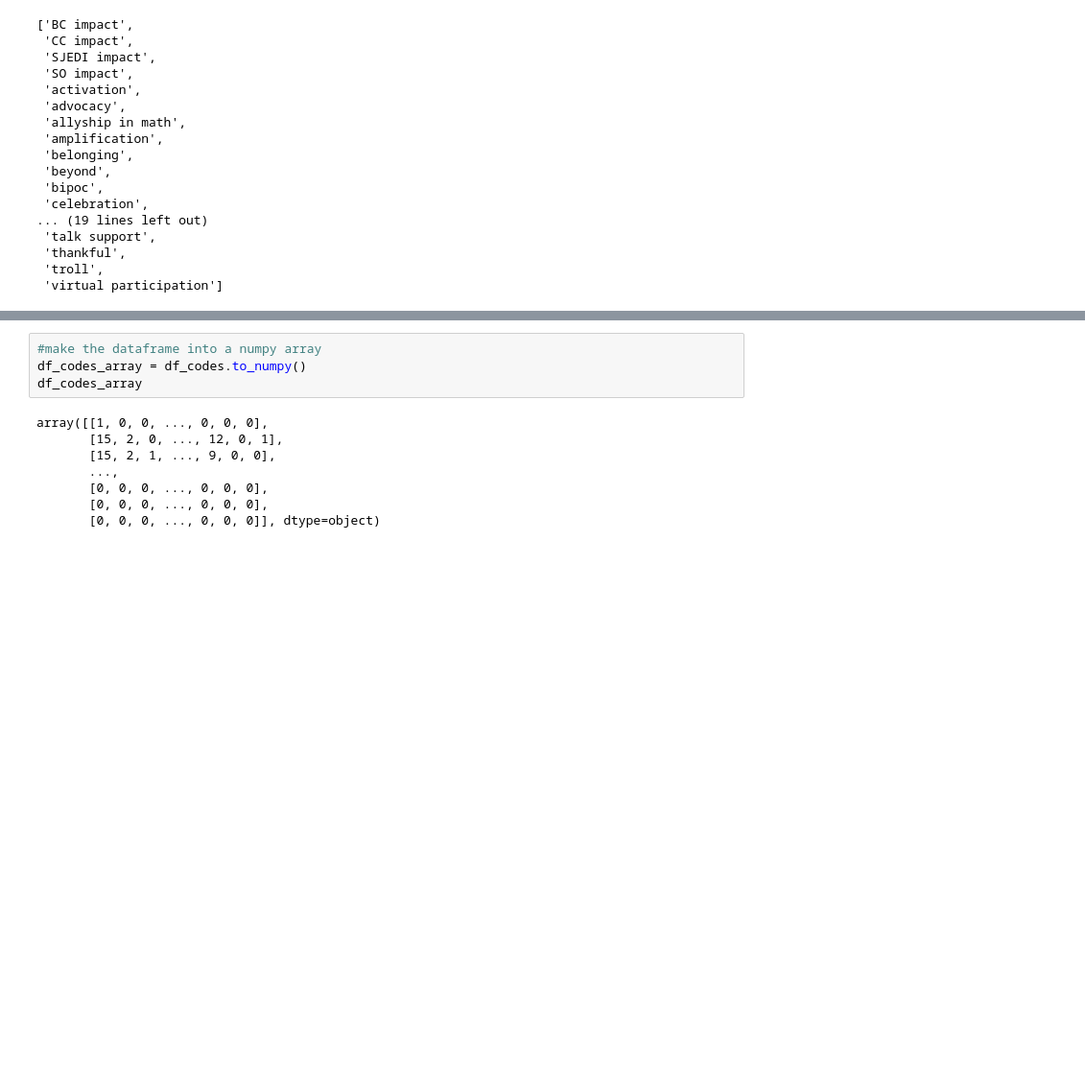
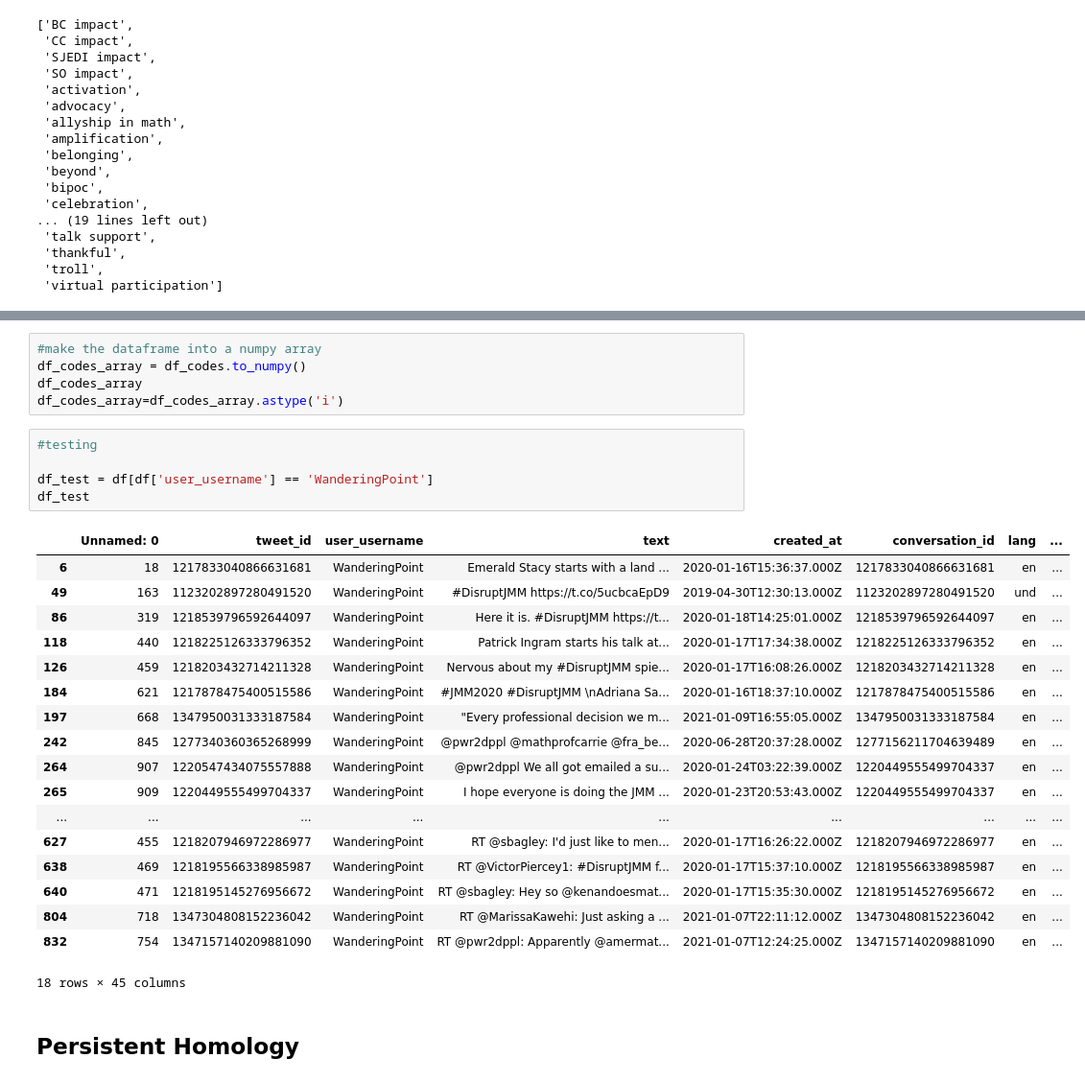
Before and after one commit to DAAAAMNSocialJustice/disruptjmm, a Jupyter notebook: tda/playingaround.ipynb, the cells around one changed output, grey strips where cells are left out. Shown at 96% size. Cells and saved outputs as stored; diff of their text form; blank space fills up the shorter version.

```diff
--- a/tda/playingaround.ipynb
+++ b/tda/playingaround.ipynb
@@ -68,11 +105,30 @@ df_codes
 #make the dataframe into a numpy array
 df_codes_array = df_codes.to_numpy()
 df_codes_array
+df_codes_array=df_codes_array.astype('i')
-# %% [output]
-array([[1, 0, 0, ..., 0, 0, 0],
-       [15, 2, 0, ..., 12, 0, 1],
-       [15, 2, 1, ..., 9, 0, 0],
-       ...,
-       [0, 0, 0, ..., 0, 0, 0],
-       [0, 0, 0, ..., 0, 0, 0],
-       [0, 0, 0, ..., 0, 0, 0]], dtype=object)
+# %%
+#testing
+
+df_test = df[df['user_username'] == 'WanderingPoint']
+df_test
+# %% [output]
+|  | Unnamed: 0 | tweet_id | user_username | text | created_at | conversation_id | lang | ... |
+| 6 | 18 | 1217833040866631681 | WanderingPoint | Emerald Stacy starts with a land ... | 2020-01-16T15:36:37.000Z | 1217833040866631681 | en | ... |
+| 49 | 163 | 1123202897280491520 | WanderingPoint | #DisruptJMM https://t.co/5ucbcaEpD9 | 2019-04-30T12:30:13.000Z | 1123202897280491520 | und | ... |
+| 86 | 319 | 1218539796592644097 | WanderingPoint | Here it is. #DisruptJMM https://t... | 2020-01-18T14:25:01.000Z | 1218539796592644097 | en | ... |
+| 118 | 440 | 1218225126333796352 | WanderingPoint | Patrick Ingram starts his talk at... | 2020-01-17T17:34:38.000Z | 1218225126333796352 | en | ... |
+| 126 | 459 | 1218203432714211328 | WanderingPoint | Nervous about my #DisruptJMM spie... | 2020-01-17T16:08:26.000Z | 1218203432714211328 | en | ... |
+| 184 | 621 | 1217878475400515586 | WanderingPoint | #JMM2020 #DisruptJMM \nAdriana Sa... | 2020-01-16T18:37:10.000Z | 1217878475400515586 | en | ... |
+| 197 | 668 | 1347950031333187584 | WanderingPoint | "Every professional decision we m... | 2021-01-09T16:55:05.000Z | 1347950031333187584 | en | ... |
+| 242 | 845 | 1277340360365268999 | WanderingPoint | @pwr2dppl @mathprofcarrie @fra_be... | 2020-06-28T20:37:28.000Z | 1277156211704639489 | en | ... |
+| 264 | 907 | 1220547434075557888 | WanderingPoint | @pwr2dppl We all got emailed a su... | 2020-01-24T03:22:39.000Z | 1220449555499704337 | en | ... |
+| 265 | 909 | 1220449555499704337 | WanderingPoint | I hope everyone is doing the JMM ... | 2020-01-23T20:53:43.000Z | 1220449555499704337 | en | ... |
+| ... | ... | ... | ... | ... | ... | ... | ... | ... |
+| 627 | 455 | 1218207946972286977 | WanderingPoint | RT @sbagley: I'd just like to men... | 2020-01-17T16:26:22.000Z | 1218207946972286977 | en | ... |
+| 638 | 469 | 1218195566338985987 | WanderingPoint | RT @VictorPiercey1: #DisruptJMM f... | 2020-01-17T15:37:10.000Z | 1218195566338985987 | en | ... |
+| 640 | 471 | 1218195145276956672 | WanderingPoint | RT @sbagley: Hey so @kenandoesmat... | 2020-01-17T15:35:30.000Z | 1218195145276956672 | en | ... |
+| 804 | 718 | 1347304808152236042 | WanderingPoint | RT @MarissaKawehi: Just asking a ... | 2021-01-07T22:11:12.000Z | 1347304808152236042 | en | ... |
+| 832 | 754 | 1347157140209881090 | WanderingPoint | RT @pwr2dppl: Apparently @amermat... | 2021-01-07T12:24:25.000Z | 1347157140209881090 | en | ... |
+18 rows × 45 columns
+# %% [markdown]
+## Persistent Homology
```
Also changed, not shown: parts of 10 cells of this notebook, 2 other files.
